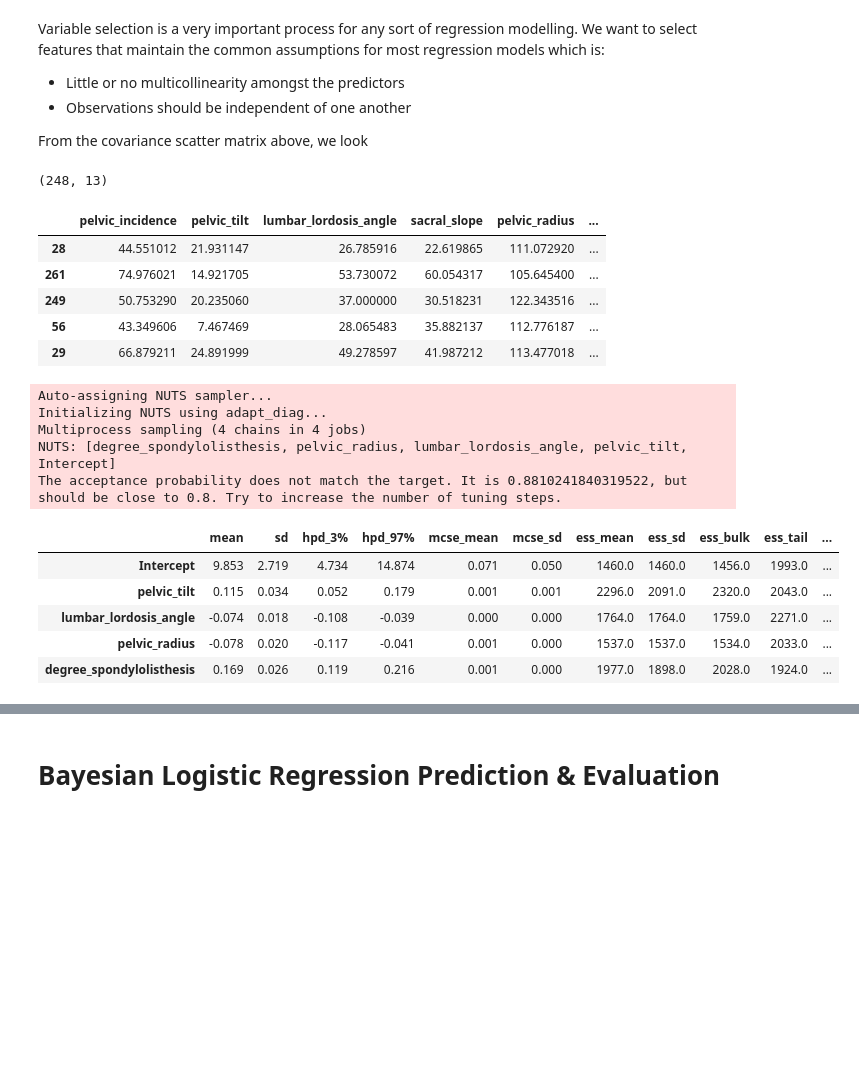
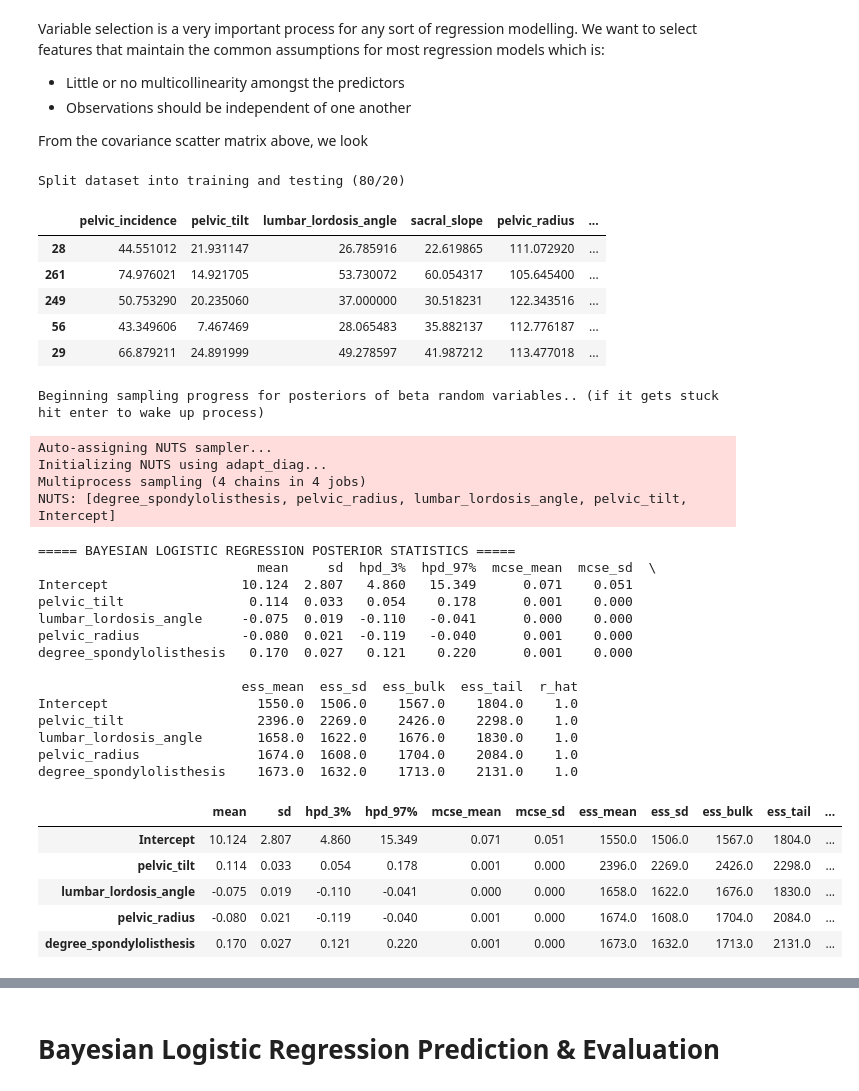
Before and after one commit to numaer/bayesian-spine-classification, a Jupyter notebook: Bayesian Logistic Regression Modelling for Back Pain Abnormality.ipynb, the cells around one changed output, grey strips where cells are left out. Cells and saved outputs as stored; diff of their text form; code cells hidden in the pictures; blank space fills up the shorter version.

```diff
--- a/Bayesian Logistic Regression Modelling for Back Pain Abnormality.ipynb
+++ b/Bayesian Logistic Regression Modelling for Back Pain Abnormality.ipynb
@@ -26,27 +28,6 @@ We also encode our categorical variable, "back_status" into a binary variable
 We see that the result is 310 data points and 15 columns.
 """
 
-spine_features = ['pelvic_incidence',
-                              'pelvic_tilt',
-                              'lumbar_lordosis_angle',
-                              'sacral_slope',
-                              'pelvic_radius',
-                              'degree_spondylolisthesis',
-                              'pelvic_slope',
-                              'direct_tilt',
-                              'thoracic_slope',
-                              'cervical_tilt',
-                              'sacrum_angle',
-                              'scoliosis_slope']
-
-raw_data = pd.read_csv("./dataset_spine.csv",
-                       header=None,
-                       skiprows=[0],
-                       names=spine_features +
-                              ['back_status',
-                              'notes'])
-
-raw_data['binary_back_status'] = raw_data['back_status'].apply(lambda x: 1 if (x == 'Abnormal') else 0)
-print(raw_data.shape)
+raw_data = load_data()
 raw_data.head()
 # %% [output]
@@ -127,17 +108,10 @@ and test it's accuracy on the test dataset.
 We do a 80/20 split, where 80% is training and 20% is testing.
 """
 
-SELECTED_FEATURES = ['pelvic_tilt',
-                      'lumbar_lordosis_angle',
-                      'pelvic_radius',
-                      'degree_spondylolisthesis']
-
-X_train, X_test, y_train, y_test = train_test_split(raw_data[spine_features], raw_data['binary_back_status'], test_size=0.20, random_state=1337)
-train_df = pd.concat([X_train, y_train], axis=1)
-print(train_df.shape)
+X_train, X_test, y_train, y_test, train_df = split_data(raw_data)
 train_df.head()
 # %% [output]
-(248, 13)
+Split dataset into training and testing (80/20)
 |  | pelvic_incidence | pelvic_tilt | lumbar_lordosis_angle | sacral_slope | pelvic_radius | ... |
 | 28 | 44.551012 | 21.931147 | 26.785916 | 22.619865 | 111.072920 | ... |
 | 261 | 74.976021 | 14.921705 | 53.730072 | 60.054317 | 105.645400 | ... |
@@ -147,29 +121,39 @@ train_df.head()
 # %%
 """ Now we finally build our Bayesian logistic regression model with specifications:
 
 * Our beta coefficients will follow noninformative priors of Normal(0, sigma)
 * We use the No U-Turn (NUTS) sampler which on averaged converges faster than Gibbs and Metropolis-Hastings
 * We run for 1000 samples
 """
 
-with pm.Model() as logistic_model:
-    pm.glm.GLM.from_formula('binary_back_status ~ pelvic_tilt + lumbar_lordosis_angle + pelvic_radius + degree_spondylolisthesis',
-                            train_df[['binary_back_status'] + SELECTED_FEATURES],
-                            family=pm.glm.families.Binomial())
-    trace = pm.sample(1000, tune=1000, init='adapt_diag')
+trace = bayesian_model(train_df)
 pm.summary(trace)
 # %% [output]
-Auto-assigning NUTS sampler...
-Initializing NUTS using adapt_diag...
-Multiprocess sampling (4 chains in 4 jobs)
-NUTS: [degree_spondylolisthesis, pelvic_radius, lumbar_lordosis_angle, pelvic_tilt, Intercept]
-The acceptance probability does not match the target. It is 0.8810241840319522, but should be close to 0.8. Try to increase the number of tuning steps.
+Beginning sampling progress for posteriors of beta random variables.. (if it gets stuck hit enter to wake up process)
+Auto-assigning NUTS sampler...
+Initializing NUTS using adapt_diag...
+Multiprocess sampling (4 chains in 4 jobs)
+NUTS: [degree_spondylolisthesis, pelvic_radius, lumbar_lordosis_angle, pelvic_tilt, Intercept]
+===== BAYESIAN LOGISTIC REGRESSION POSTERIOR STATISTICS =====
+                            mean     sd  hpd_3%  hpd_97%  mcse_mean  mcse_sd  \
+Intercept                 10.124  2.807   4.860   15.349      0.071    0.051
+pelvic_tilt                0.114  0.033   0.054    0.178      0.001    0.000
+lumbar_lordosis_angle     -0.075  0.019  -0.110   -0.041      0.000    0.000
+pelvic_radius             -0.080  0.021  -0.119   -0.040      0.001    0.000
+degree_spondylolisthesis   0.170  0.027   0.121    0.220      0.001    0.000
+
+                          ess_mean  ess_sd  ess_bulk  ess_tail  r_hat
+Intercept                   1550.0  1506.0    1567.0    1804.0    1.0
+pelvic_tilt                 2396.0  2269.0    2426.0    2298.0    1.0
+lumbar_lordosis_angle       1658.0  1622.0    1676.0    1830.0    1.0
+pelvic_radius               1674.0  1608.0    1704.0    2084.0    1.0
+degree_spondylolisthesis    1673.0  1632.0    1713.0    2131.0    1.0
 |  | mean | sd | hpd_3% | hpd_97% | mcse_mean | mcse_sd | ess_mean | ess_sd | ess_bulk | ess_tail | ... |
-| Intercept | 9.853 | 2.719 | 4.734 | 14.874 | 0.071 | 0.050 | 1460.0 | 1460.0 | 1456.0 | 1993.0 | ... |
-| pelvic_tilt | 0.115 | 0.034 | 0.052 | 0.179 | 0.001 | 0.001 | 2296.0 | 2091.0 | 2320.0 | 2043.0 | ... |
-| lumbar_lordosis_angle | -0.074 | 0.018 | -0.108 | -0.039 | 0.000 | 0.000 | 1764.0 | 1764.0 | 1759.0 | 2271.0 | ... |
-| pelvic_radius | -0.078 | 0.020 | -0.117 | -0.041 | 0.001 | 0.000 | 1537.0 | 1537.0 | 1534.0 | 2033.0 | ... |
-| degree_spondylolisthesis | 0.169 | 0.026 | 0.119 | 0.216 | 0.001 | 0.000 | 1977.0 | 1898.0 | 2028.0 | 1924.0 | ... |
+| Intercept | 10.124 | 2.807 | 4.860 | 15.349 | 0.071 | 0.051 | 1550.0 | 1506.0 | 1567.0 | 1804.0 | ... |
+| pelvic_tilt | 0.114 | 0.033 | 0.054 | 0.178 | 0.001 | 0.000 | 2396.0 | 2269.0 | 2426.0 | 2298.0 | ... |
+| lumbar_lordosis_angle | -0.075 | 0.019 | -0.110 | -0.041 | 0.000 | 0.000 | 1658.0 | 1622.0 | 1676.0 | 1830.0 | ... |
+| pelvic_radius | -0.080 | 0.021 | -0.119 | -0.040 | 0.001 | 0.000 | 1674.0 | 1608.0 | 1704.0 | 2084.0 | ... |
+| degree_spondylolisthesis | 0.170 | 0.027 | 0.121 | 0.220 | 0.001 | 0.000 | 1673.0 | 1632.0 | 1713.0 | 2131.0 | ... |
 # %%
 """ Plot our sample traces for each of our random variables.
 This visually shows us the posterior distributions for each of our random variables.
```
Also changed, not shown: parts of 5 cells of this notebook, 2 other files.
